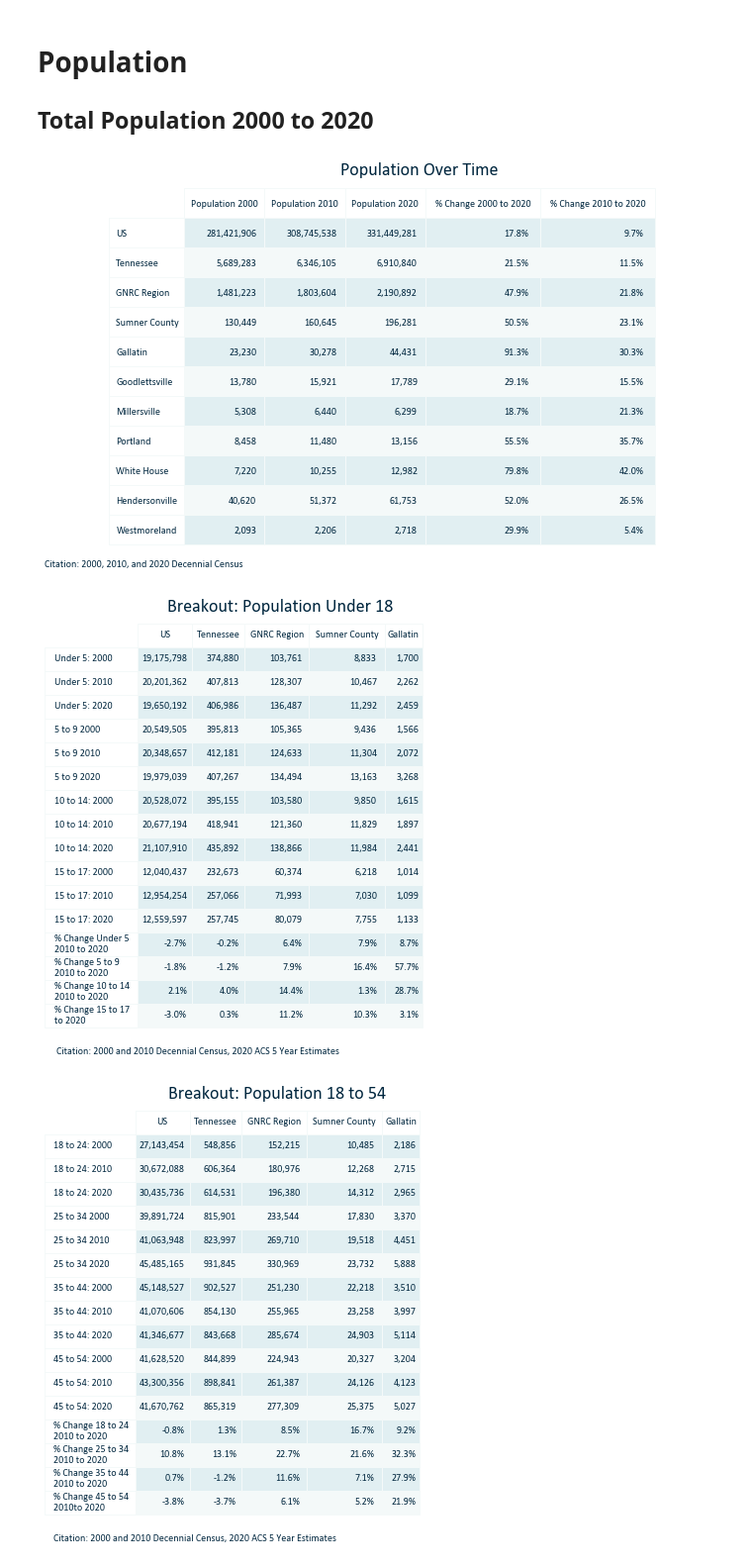
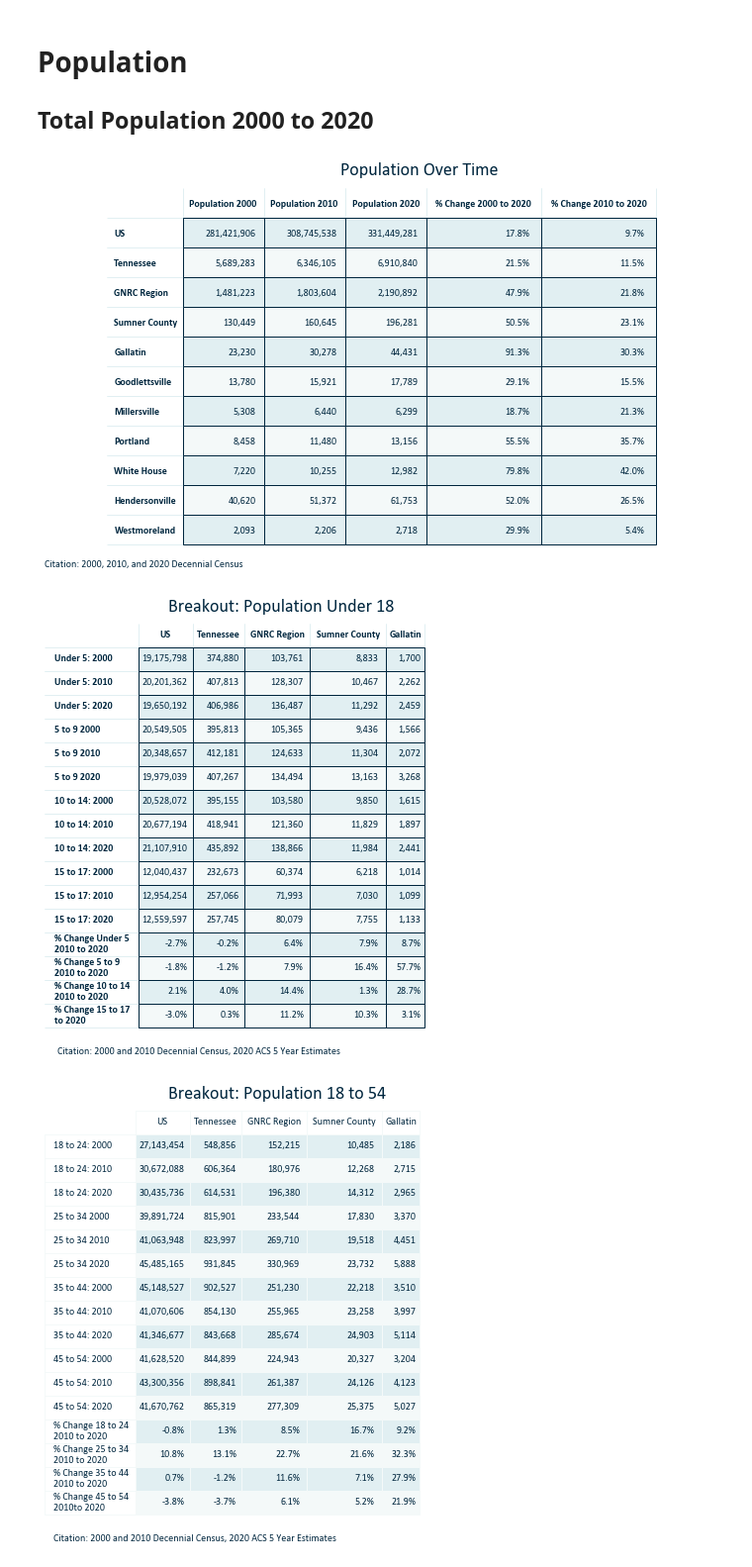
Before and after one commit to Greater-Nashville-Regional-Council/Regional-Planning, a Jupyter notebook: 1. Comprehensive Plans/notebooks/3. Output/Gallatin Tables.ipynb, the cells around one changed output. Shown at 99% size. Drawn from its saved outputs; the diff is of its cells as text; code cells hidden in the pictures.

```diff
--- a/1. Comprehensive Plans/notebooks/3. Output/Gallatin Tables.ipynb
+++ b/1. Comprehensive Plans/notebooks/3. Output/Gallatin Tables.ipynb
@@ -87,37 +88,57 @@ colours = [["#E1EFF2" for x in range(width)],["#F4F9F9" for x in range(width)],[
            ["#E1EFF2" for x in range(width)],["#F4F9F9" for x in range(width)],["#E1EFF2" for x in range(width)]]
 colcolours = ['None' for x in range(width)]
 rowcolours = ["None" for x in range(geographycount)]
 #title height
 y = 1.3
 #citation placement
 c1 = .1
 c2 = -.2
 #initiate figure and hide axes
 fig, ax = plt.subplots()
 fig.patch.set_visible(False)
 ax.axis('off')
 ax.axis('tight')
+
 #data and formatting
 df_temp = data.set_index('NAME')
 df_temp = df_temp[['Population 2000', 'Population 2010', 'Population 2020']]
 df_temp['% Change 2000 to 2020'] = prettypercentchange(df_temp['Population 2020'], df_temp['Population 2000'])
 df_temp['% Change 2010 to 2020'] = prettypercentchange(df_temp['Population 2010'], df_temp['Population 2000'])
 df_temp.update(df_temp[['Population 2000', 'Population 2010', 'Population 2020']].applymap('{:,.0f}'.format))
 #initiate table and set parameters
 table = ax.table(cellText = df_temp.values, colLabels = df_temp.columns, rowLabels = df_temp.index, loc = 'center', cellColours = colours, colColours = colcolours,
                 cellLoc = 'right', rowLoc = 'left', rowColours = rowcolours)
 ax.set_title(label = title, y = y)
+row_headers = df_temp.index
+column_headers = df_temp.columns
 table.scale(2, 2.5) #table scaling
-for c in table.get_children():
-    c.set_edgecolor('#F4F9F9')
+for cell in table.get_children():
+    cell_text = cell.get_text().get_text()
+    #cell.set_edgecolor('#F4F9F9')
+    if cell_text not in row_headers\
+    and cell_text not in column_headers:
+        cell.set_edgecolor('#00263E')
+    else:
+        cell.set(edgecolor='#E1EFF2')
+for cell in table.get_children():
+    cell_text = cell.get_text().get_text()
+    if cell_text in column_headers:
+        cell.visible_edges = 'vertical'
+    elif cell_text in row_headers:
+        cell.visible_edges = 'horizontal'
+for cell in table.get_children():
+    cell_text = cell.get_text().get_text()
+    if cell_text in row_headers\
+    or cell_text in column_headers:
+        cell.set_text_props(fontproperties=FontProperties(weight='bold'))
 #display
 table.auto_set_column_width(col=list(range(len(df_temp.columns))))
 fig.text(c1, c2, citation, ha='right')
 #display
-fig.savefig('gallatinfigstables/populationtable.png', bbox_inches='tight', dpi = 500)
+fig.savefig('gallatinfigstables/populationtable.svg', bbox_inches='tight', dpi = 500)
 plt.show();
 # %% [output]
-[figure, old version]
+[figure, new version]
 # %%
 #detail under 18 for current year, mid year, oldest year and percent change from mid year
 df_temp = data.loc[(data['NAME']=='US')|(data['NAME']=='Tennessee')|(data['NAME']=='GNRC Region')|
@@ -153,19 +174,38 @@ fig, ax = plt.subplots() #initiate figure and hide axes
 fig.patch.set_visible(False)
 ax.axis('off')
 ax.axis('tight')
+row_headers = df_temp.index
+column_headers = df_temp.columns
 #initiate table and set parameters
 table = ax.table(cellText = df_temp.values, colLabels = df_temp.columns, rowLabels = df_temp.index, loc = 'center', cellColours = colours, colColours = colcolours,
                 cellLoc = 'right', rowLoc = 'left', rowColours = rowcolours)
 table.scale(2, 2) #table scaling
 table.auto_set_column_width(col=list(range(len(df_temp.columns))))#optimize column width
 ax.set_title(label = title, y = 1.4) #title and title height
-for c in table.get_children(): #edge colors
-    c.set_edgecolor('#F4F9F9')
+for cell in table.get_children():
+    cell_text = cell.get_text().get_text()
+    #cell.set_edgecolor('#F4F9F9')
+    if cell_text not in row_headers\
+    and cell_text not in column_headers:
+        cell.set_edgecolor('#00263E')
+    else:
+        cell.set(edgecolor='#E1EFF2')
+for cell in table.get_children():
+    cell_text = cell.get_text().get_text()
+    if cell_text in column_headers:
+        cell.visible_edges = 'vertical'
+    elif cell_text in row_headers:
+        cell.visible_edges = 'horizontal'
+for cell in table.get_children():
+    cell_text = cell.get_text().get_text()
+    if cell_text in row_headers\
+    or cell_text in column_headers:
+        cell.set_text_props(fontproperties=FontProperties(weight='bold'))
 fig.text(0.65, -.3, citation, ha='right') #citation placement
-fig.savefig('gallatinfigstables/breakoutagesunder18.png', bbox_inches='tight', dpi = 500) #save figure and set dpi
+fig.savefig('gallatinfigstables/breakoutagesunder18.svg', bbox_inches='tight', dpi = 500) #save figure and set dpi
 plt.show(); #show figure and close out
 # %% [output]
-[figure, old version]
+[figure, new version]
 # %%
 #18 to 54
 df_temp = data.loc[(data['NAME']=='US')|(data['NAME']=='Tennessee')|(data['NAME']=='GNRC Region')|
```
Also changed, not shown: parts of 2 cells of this notebook, 20 other files.
